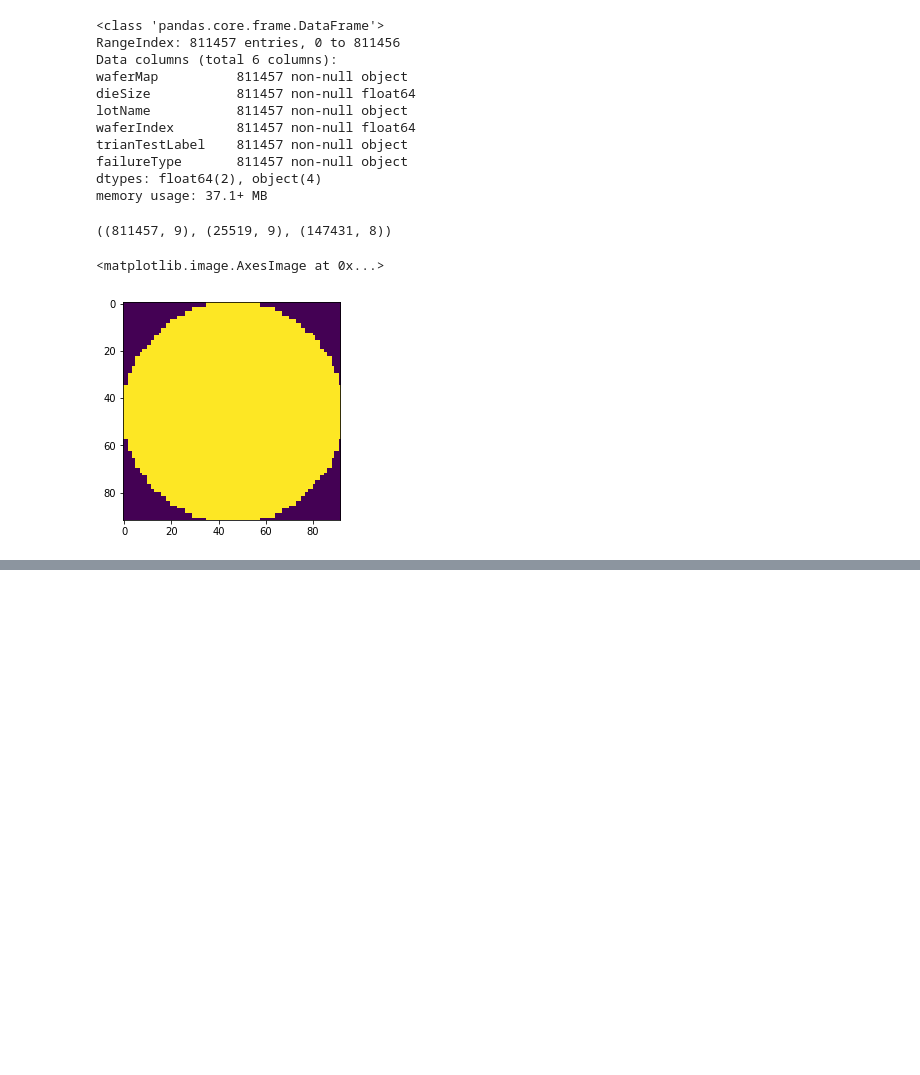
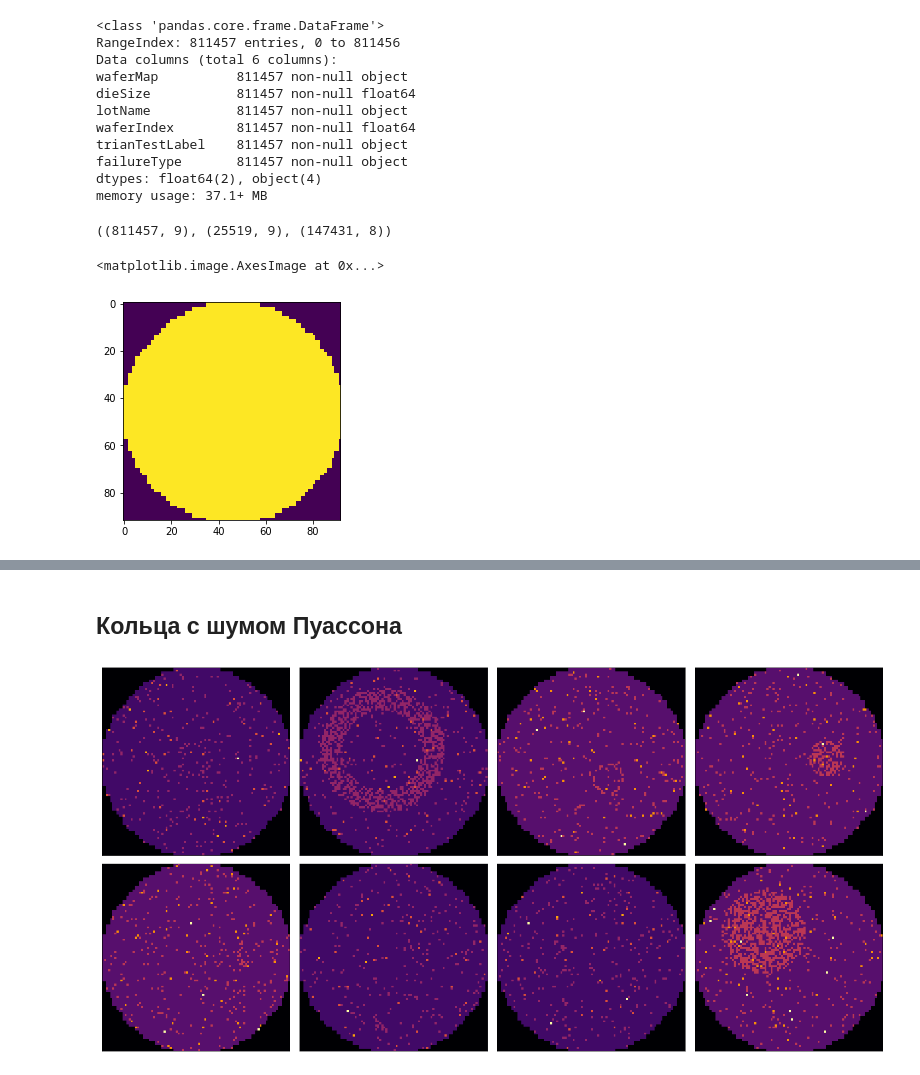
Before and after one commit to Keleas/Wafer_maps, a Jupyter notebook: Wafer_card_synthesis.ipynb, the cells around one changed output, grey strips where cells are left out. Cells and saved outputs as stored; diff of their text form; code cells hidden in the pictures; blank space fills up the shorter version.

```diff
--- a/Wafer_card_synthesis.ipynb
+++ b/Wafer_card_synthesis.ipynb
@@ -118,0 +192,70 @@ plt.imshow(test)
+# %% [markdown]
+## Кольца с шумом Пуассона
+# %%
+PHI = [(0, np.pi*2), (0, np.pi*2), (0, np.pi*2), (0, np.pi*2),
+      (np.pi*1.25, np.pi*1.8), (np.pi*1.5, np.pi*2), (np.pi*1.75, np.pi*2), (0, np.pi*2)]
+
+R_ = [(7, 8.5), (20, 30), (7, 7), (2, 8),
+    (7, 8), (7, 8), (7, 8), (0, 20)]
+
+XC = [44 ,40, 54, 44, 44, 74, 33, 33]
+YC = [44 ,40, 54, 64, 74, 44, 33, 33]
+## интесивность
+N = [20, 200, 200, 200, 200, 200, 200, 200]
+
+fig, ax = plt.subplots(nrows = 2, ncols = 4, figsize=(20, 10))
+ax = ax.ravel(order='C')
+for n in range(8):
+    ## параметры кольца
+    phi = np.linspace(PHI[n][0], PHI[n][1], N[n])
+    r = np.linspace(R_[n][0], R_[n][1], N[n])
+    xc = XC[n]
+    yc = YC[n]
+
+    ## синтез сетки
+    R, Fi = np.meshgrid(r, phi)
+    X = R*(np.cos(Fi)) + xc
+    Y = R*(np.sin(Fi)) + yc
+    X_ = np.around(X)
+    Y_ = np.around(Y)
+
+    ## индексы для полигона
+    points = []
+    for i in range(X_.shape[0]):
+        for j in range(X_.shape[1]):
+            x = X_[i,j]
+            y = Y_[i,j]
+            points.append((x,y))
+
+    ## создадим тестовый полигон
+    test = cv2.resize(df_withpattern.waferMap[10], dsize=(92,92), interpolation=cv2.INTER_NEAREST)
+    ## 2 - паттерн
+    ## 1 - фон
+    ## 0 - область, где нет ничего
+    test[test == 2] = 1
+    for idx in points:
+        i, j = idx
+        i = int(round(i))
+        j = int(round(j))
+        test[i, j] = 2
+
+
+    ## внесем шум
+    noise_img = test.copy()
+    mask = np.random.randint(0, 2, size=noise_img.shape).astype(np.bool)
+    mask[noise_img == 0] = False
+    r = np.random.poisson(lam=0.5, size=noise_img.shape)
+
+    # нормировка на шумы
+    # r = np.around(r//np.max(r))
+    r[r==0] = 1
+    noise_img[mask] = r[mask]
+
+
+    ax[n].imshow(noise_img, cmap='inferno')
+    ax[n].set_xticks([])
+    ax[n].set_yticks([])
+plt.tight_layout()
+plt.show()
+# %% [output]
+[figure, added]
```
Also changed, not shown: parts of 11 cells of this notebook, 1 other file.
